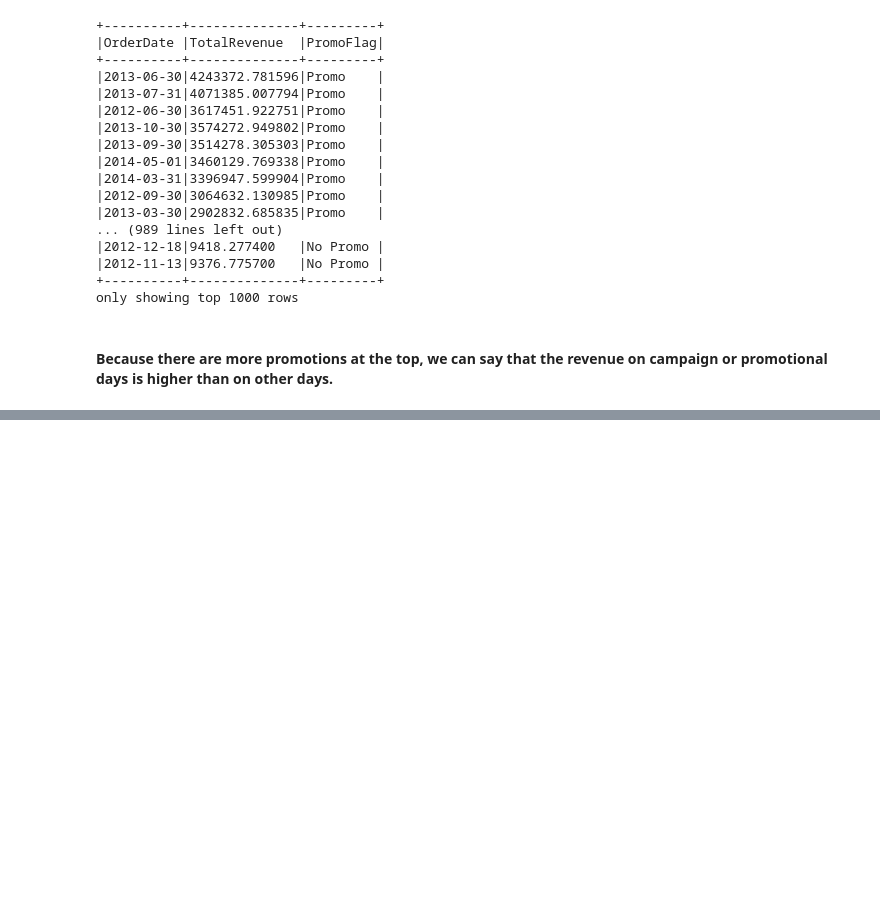
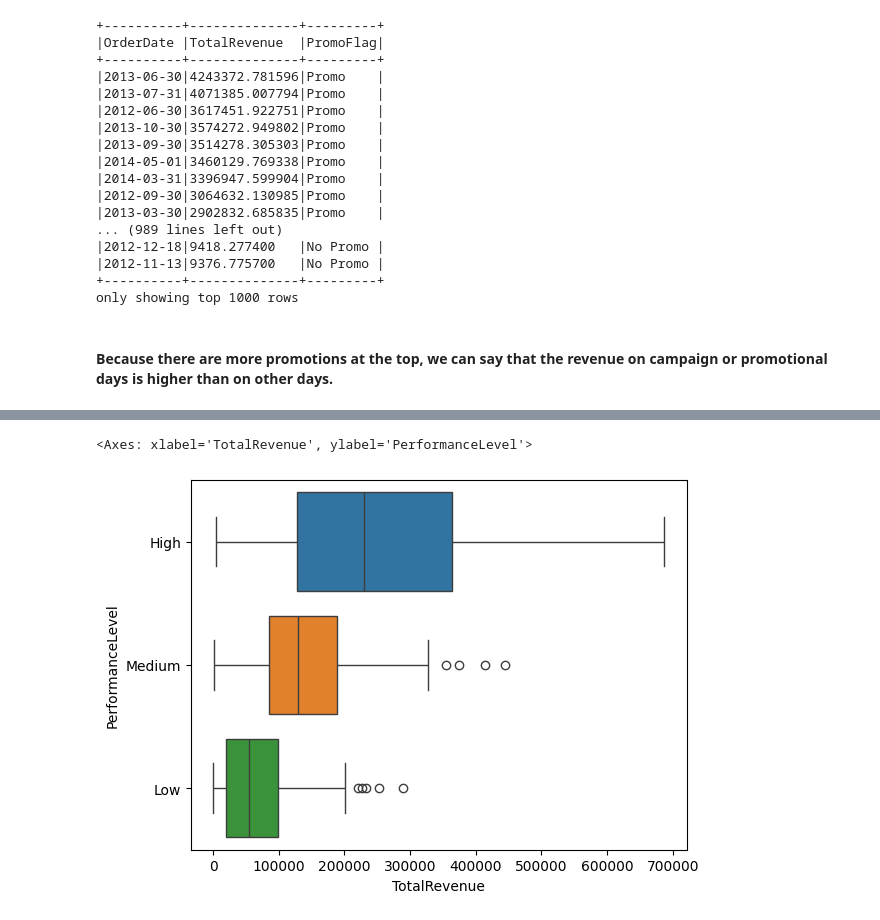
Before and after one commit to hunglk25/explore-data, a Jupyter notebook: test.ipynb, the cells around one changed output, grey strips where cells are left out. Drawn from its saved outputs; the diff is of its cells as text; code cells hidden in the pictures; blank space fills up the shorter version.

```diff
--- a/test.ipynb
+++ b/test.ipynb
@@ -397,0 +404,22 @@ only showing top 1000 rows
+# %%
+
+
+df = (
+    Q2_df["Sales.SalesOrderHeader"]
+    .join(Q2_df["Sales.SalesOrderDetail"], "SalesOrderID")
+    .join(
+        salesperson_flagged,
+        Q2_df["Sales.SalesOrderHeader"].SalesPersonID == salesperson_flagged.BusinessEntityID,
+        "left"
+    )
+)
+
+result = (
+    df.withColumn("OrderDate", F.to_date("OrderDate"))
+      .groupBy("OrderDate", "PerformanceLevel", "SalesPersonID")
+      .agg(F.sum("LineTotal").alias("TotalRevenue"))
+      .where(F.col("PerformanceLevel").isNotNull())
+      .orderBy("TotalRevenue", ascending=False)
+)
+
+result.show(500, truncate=False)
@@ -397,0 +444,10 @@ only showing top 1000 rows
+# %%
+sns.boxplot(
+    data=result.toPandas(),
+    x="TotalRevenue",
+    y="PerformanceLevel",
+    hue="PerformanceLevel",
+)
+# %% [output]
+<Axes: xlabel='TotalRevenue', ylabel='PerformanceLevel'>
+[figure, added]
```
Also changed, not shown: parts of 21 cells of this notebook.
